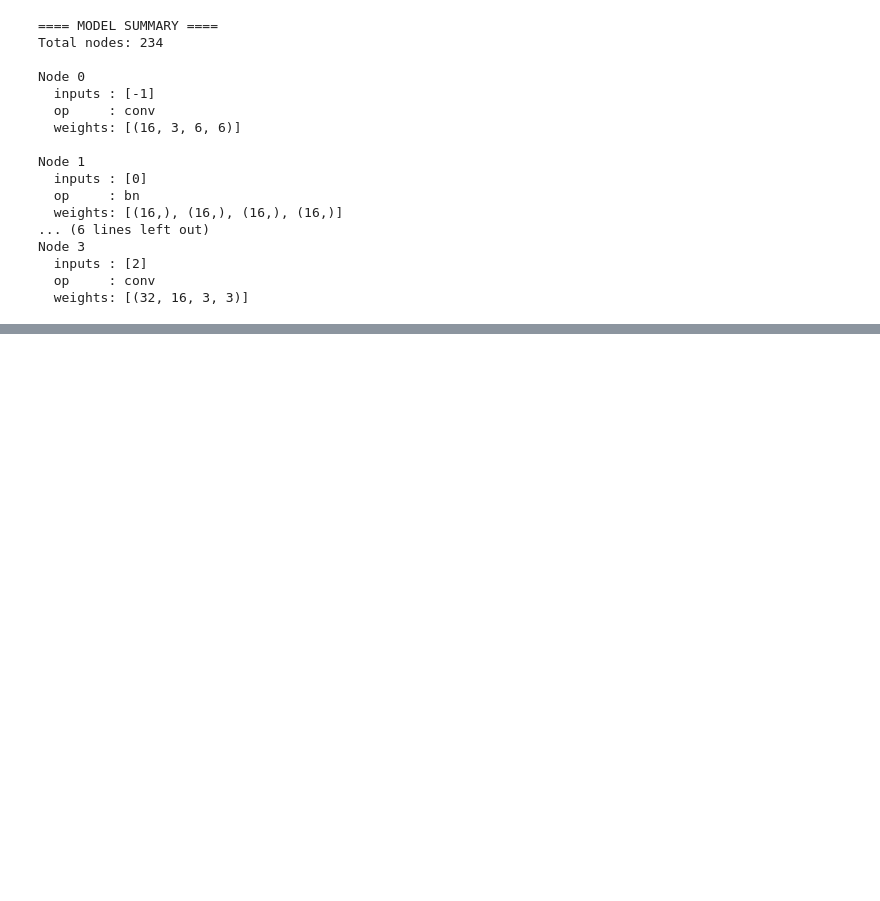
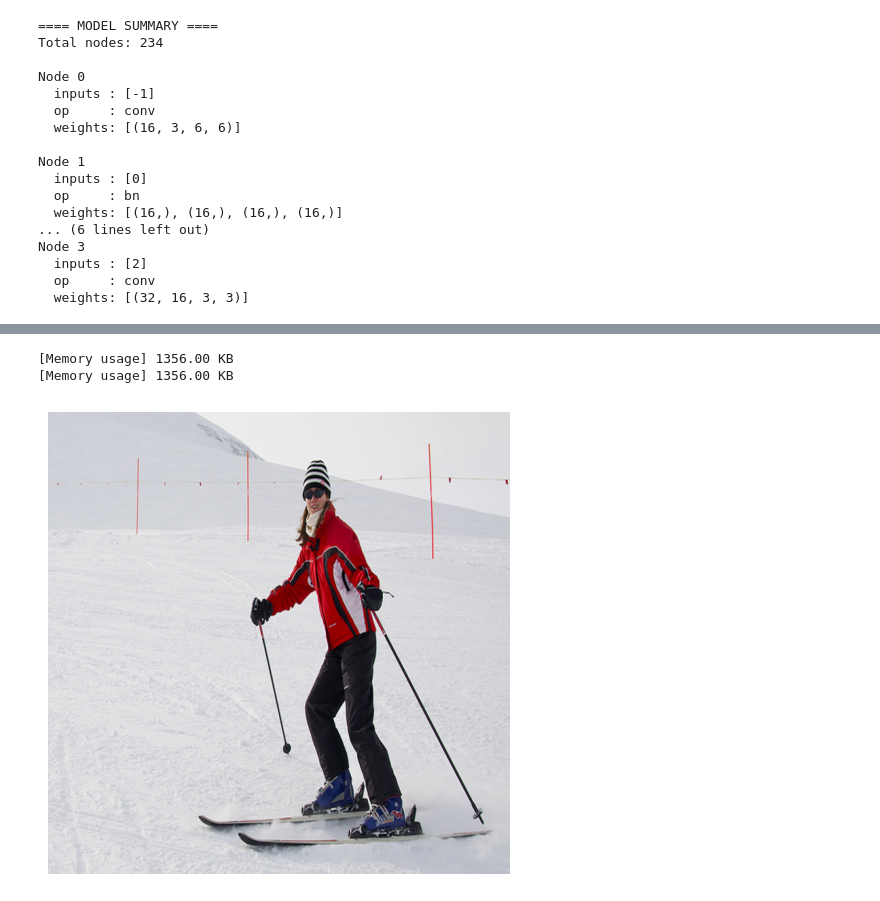
Before and after one commit to SathsaraGeeth/yolo-inference-from-scratch, a Jupyter notebook: inference.ipynb, the cells around one changed output, grey strips where cells are left out. Drawn from its saved outputs; the diff is of its cells as text; code cells hidden in the pictures; blank space fills up the shorter version.

```diff
--- a/inference.ipynb
+++ b/inference.ipynb
@@ -397,0 +296,2 @@ print(graph)
+# %%
+vm = VirtualMemory()
@@ -397,0 +300,46 @@ print(graph)
+# %%
+#### FUNCTIONS AND HELPERS ####
+def preprocess(image_path, height=680, width=680):
+    frame = Image.open(image_path).resize((width, height)).convert("RGB")
+    arr = np.array(frame, dtype=np.uint8)            # use unsigned 0..255
+    tensor = np.transpose(arr, (2, 0, 1)).tolist()  # C, H, W as list
+    size_bytes = 3 * height * width
+    return tensor, size_bytes
+
+def view_image(tensor, height=680, width=680, channels=3):
+    arr = np.array(tensor, dtype=np.uint8)           # uint8 works
+    arr = arr.reshape(channels, height, width)
+    arr = np.transpose(arr, (1, 2, 0))              # HWC
+    plt.figure(figsize=(6,6))
+    plt.imshow(arr)
+    plt.axis('off')
+    plt.show()
+
+def tensor_to_flat(tensor, dtype=np.uint8):
+    arr = np.array(tensor, dtype=dtype)
+    return arr.tobytes(), arr.shape, dtype
+
+def flat_to_tensor(flat_bytes, shape, dtype=np.uint8):
+    arr = np.frombuffer(flat_bytes, dtype=dtype)
+    return arr.reshape(shape).tolist()
+# %%
+
+# 1. load an image
+img_tensor, img_sz            = preprocess("/mnt/fileserver/prj/yolo-inference-from-scratch/imgs/000000000785.jpg")
+img_tensor_flat, shape, dtype = tensor_to_flat(img_tensor)
+
+# 2. allocate memory for the image
+img_addr = vm.allocate(img_sz)
+
+# 3. store the image tensor in virtual memory
+vm.store(img_addr, img_tensor_flat)
+
+# 4. load the image back
+img_flat = vm.load(img_addr, img_sz)
+
+# 5. view the image
+view_image(flat_to_tensor(img_flat, shape, dtype))
+# %% [output]
+[Memory usage] 1356.00 KB
+[Memory usage] 1356.00 KB
+[figure, added]
```
Also changed, not shown: parts of 18 cells of this notebook, 3 other files.
